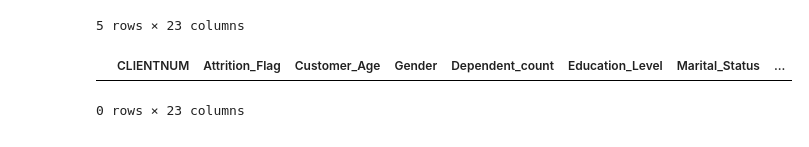
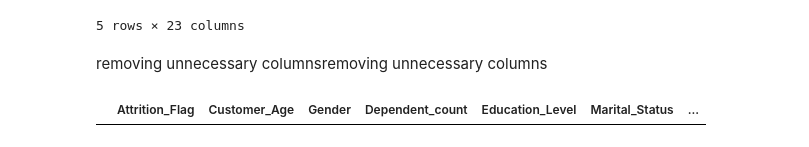
Before and after one commit to vitrykus55/Credit-Card-customers, a Jupyter notebook: src/data/imports.ipynb, the cells around one changed output. Saved outputs shown, nothing was run; the diff lists cells and outputs as text; code cells hidden in the pictures.

```diff
--- a/src/data/imports.ipynb
+++ b/src/data/imports.ipynb
@@ -50,10 +50,15 @@ df.tail()
 | 10125 | 717406983 | Attrited Customer | 30 | M | 2 | Graduate | Unknown | ... |
 | 10126 | 714337233 | Attrited Customer | 43 | F | 2 | Graduate | Married | ... |
 5 rows × 23 columns
+# %% [markdown]
+removing unnecessary columnsremoving unnecessary columns
+# %%
+#Apparently someone has already trained the model, and so that it doesn't peek, I'll take away some of the columns.
+
+df_cleaned = df.drop(columns=['CLIENTNUM', 'Naive_Bayes_Classifier_Attrition_Flag_Card_Category_Contacts_Count_12_mon_Dependent_count_Education_Level_Months_Inactive_12_mon_1', 'Naive_Bayes_Classifier_Attrition_Flag_Card_Category_Contacts_Count_12_mon_Dependent_count_Education_Level_Months_Inactive_12_mon_2'], axis=1)
 # %%
-null_data = df[df.isnull().any(axis=1)]
+null_data = df_cleaned[df_cleaned.isnull().any(axis=1)]
 null_data
 # %% [output]
-|  | CLIENTNUM | Attrition_Flag | Customer_Age | Gender | Dependent_count | Education_Level | Marital_Status | ... |
+|  | Attrition_Flag | Customer_Age | Gender | Dependent_count | Education_Level | Marital_Status | ... |
-0 rows × 23 columns
 # %%
```
Also changed, not shown: parts of 2 cells of this notebook.
